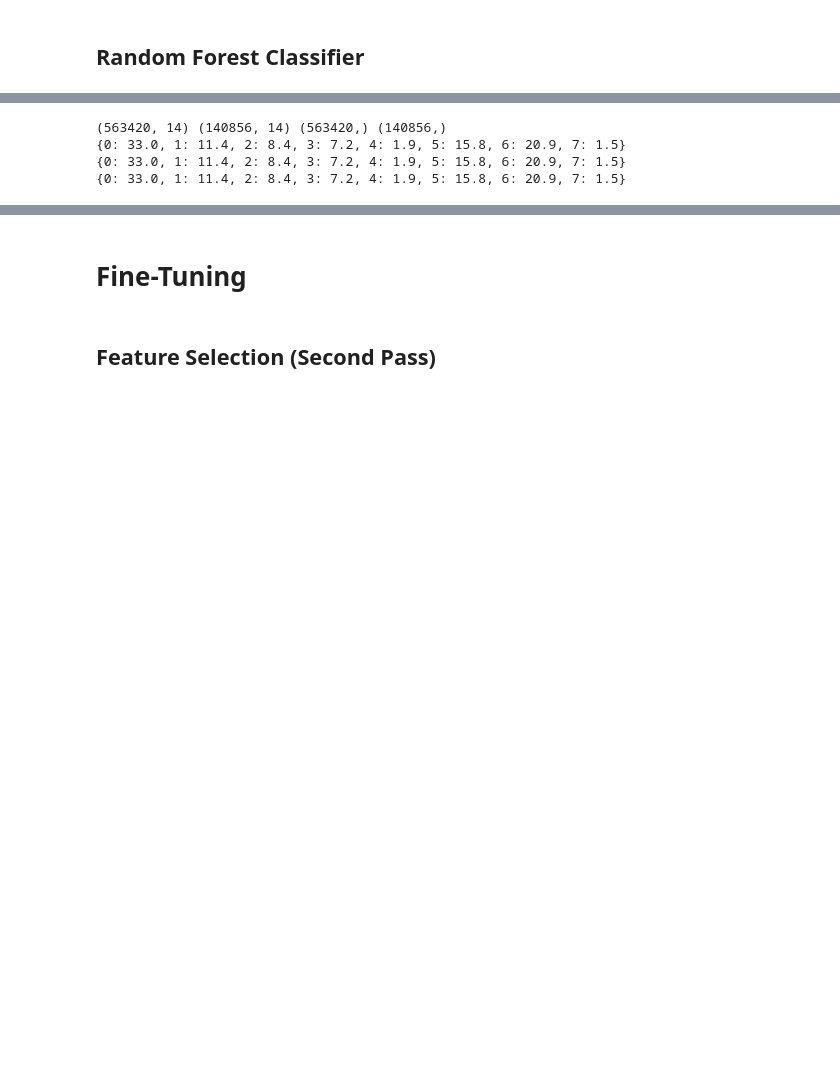
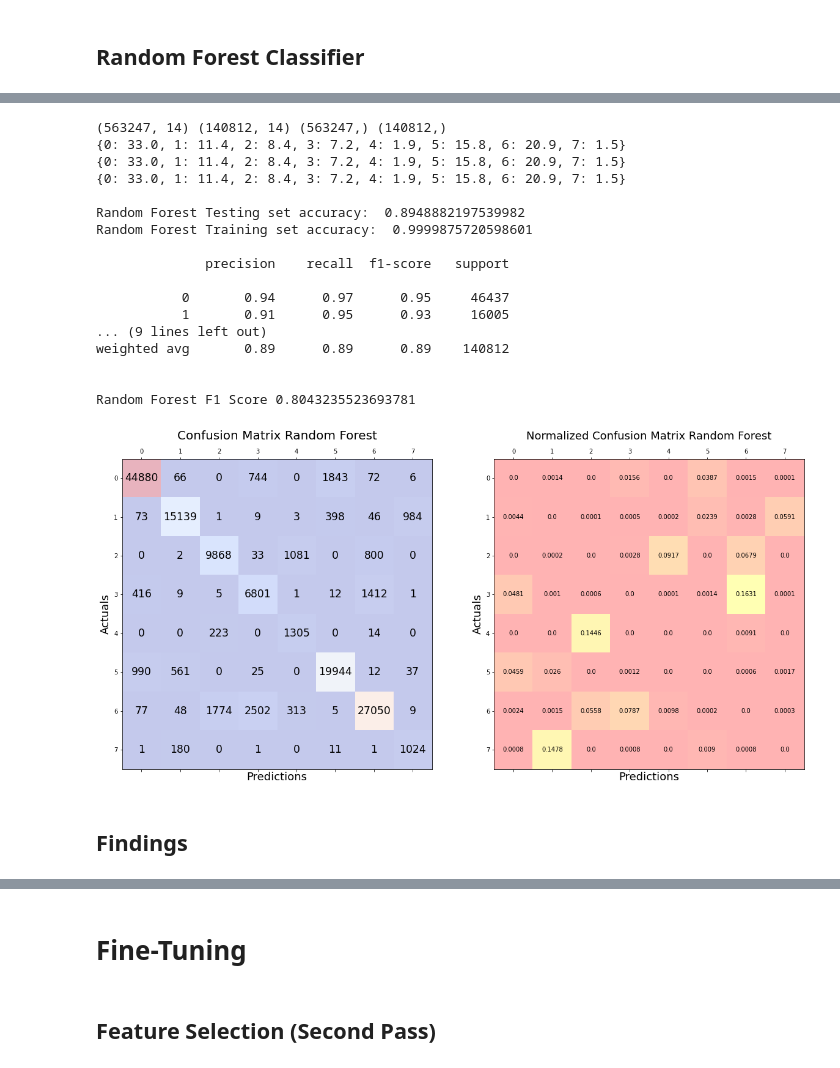
Before and after one commit to joshsalce/Pitch-Classifier-MLB-2022, a Jupyter notebook: Classifier_4_Models.ipynb, the cells around one changed output, grey strips where cells are left out. Saved outputs shown, nothing was run; the diff lists cells and outputs as text; code cells hidden in the pictures; blank space fills up the shorter version.

```diff
--- a/Classifier_4_Models.ipynb
+++ b/Classifier_4_Models.ipynb
@@ -1211,9 +1225,25 @@ len(df_pro)
 # Default Estimators = 100, criterion = 'gini'
 rfc = RandomForestClassifier()
 # %%
-quick_model(rfc, "Random Forest", len(df_pro))
+quick_model(rfc, "Random Forest", df_pro, len(df_pro))
 # %% [output]
-(563420, 14) (140856, 14) (563420,) (140856,)
+(563247, 14) (140812, 14) (563247,) (140812,)
 {0: 33.0, 1: 11.4, 2: 8.4, 3: 7.2, 4: 1.9, 5: 15.8, 6: 20.9, 7: 1.5}
 {0: 33.0, 1: 11.4, 2: 8.4, 3: 7.2, 4: 1.9, 5: 15.8, 6: 20.9, 7: 1.5}
 {0: 33.0, 1: 11.4, 2: 8.4, 3: 7.2, 4: 1.9, 5: 15.8, 6: 20.9, 7: 1.5}
+
+Random Forest Testing set accuracy:  0.8948882197539982
+Random Forest Training set accuracy:  0.9999875720598601
+
+              precision    recall  f1-score   support
+
+           0       0.94      0.97      0.95     46437
+           1       0.91      0.95      0.93     16005
+... (9 lines left out)
+weighted avg       0.89      0.89      0.89    140812
+
+
+Random Forest F1 Score 0.8043235523693781
+[figure, added]
+# %% [markdown]
+## Findings
```
Also changed, not shown: parts of 39 cells of this notebook.
